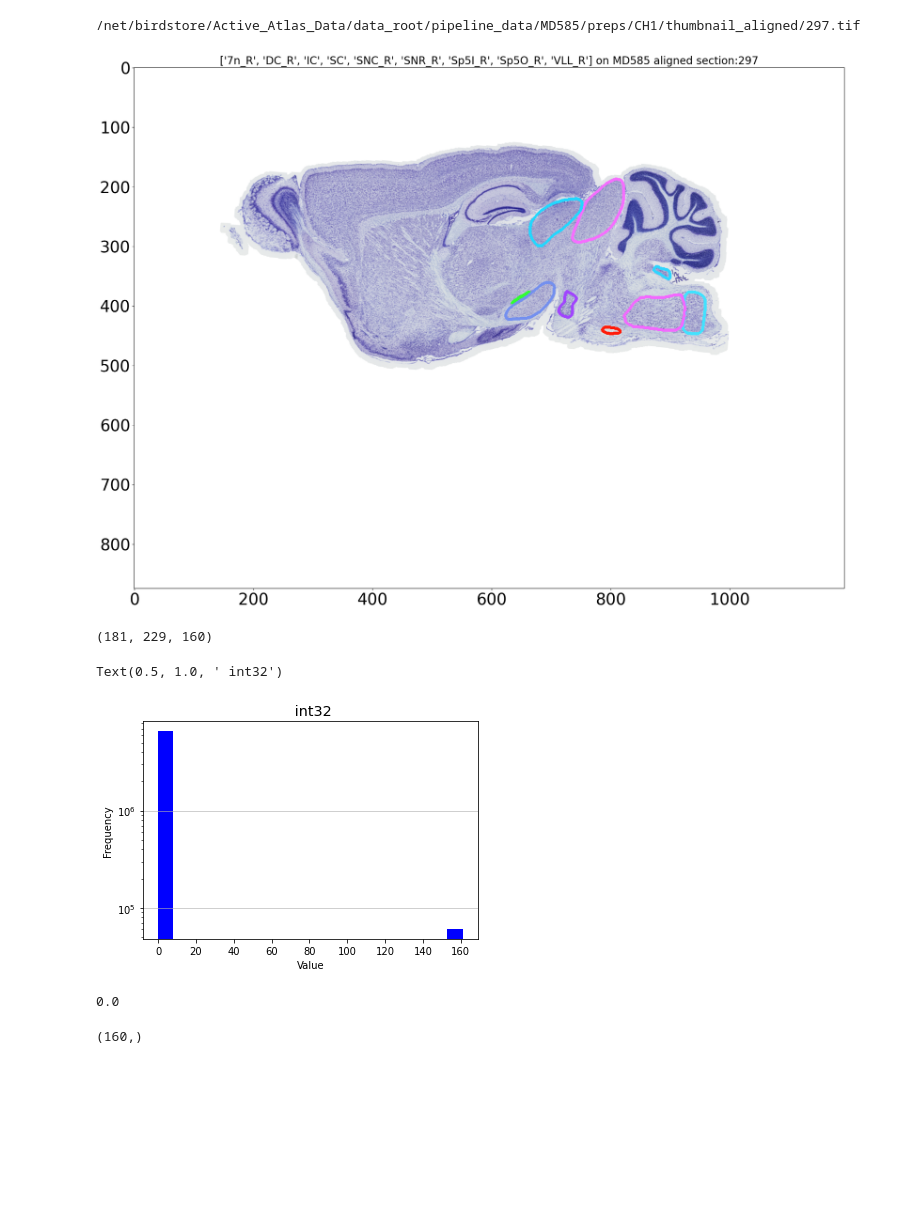
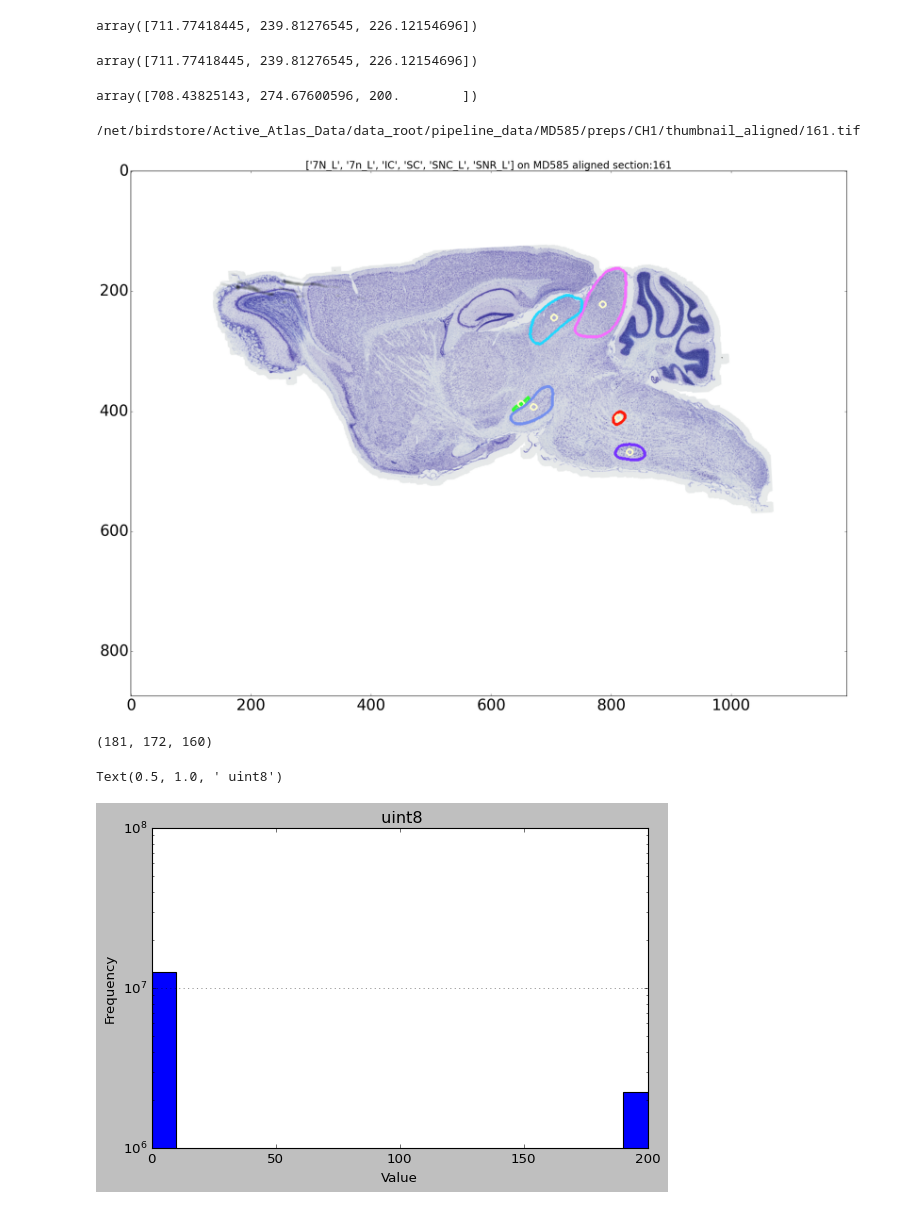
Before and after one commit to ActiveBrainAtlas2/preprocessing-pipeline, a Jupyter notebook: notebooks/draw_aligned_points_on_image.ipynb, the cells around one changed output. Drawn from its saved outputs; the diff is of its cells as text; code cells hidden in the pictures; blank space fills up the shorter version.

```diff
--- a/notebooks/draw_aligned_points_on_image.ipynb
+++ b/notebooks/draw_aligned_points_on_image.ipynb
@@ -94,7 +100,40 @@ array([705.485, 248.862])
+# %%
+mins = []
+maxs = []
+avgs = []
+
+for section, points in onestructure.items():
+    lpoints = len(points)
+    arr_tmp = np.array(points)
+    min_tmp = np.min(arr_tmp, axis=0)
+    max_tmp = np.max(arr_tmp, axis=0)
+    mins.append(min_tmp)
+    maxs.append(max_tmp)
+    ss = [int(section) for s in range(lpoints)]
+    avgarr = np.column_stack((arr_tmp, ss))
+    com = np.mean(avgarr, axis=0)
+    avgs.append(com)
+# %%
+avgarr = np.array(avgs)
+np.mean(avgarr, axis=0)
+# %% [output]
+array([711.77418445, 239.81276545, 226.12154696])
+# %%
+np.mean(avgarr, axis=0)
+# %% [output]
+array([711.77418445, 239.81276545, 226.12154696])
+# %%
+lpoints = 250
+structure = 200
+ss = [structure for s in range(lpoints)]
+newarr = np.column_stack((arr_tmp, ss))
+newarr[10]
+# %% [output]
+array([708.43825143, 274.67600596, 200.        ])
 # %%
 INPUT = f'/net/birdstore/Active_Atlas_Data/data_root/pipeline_data/{animal}/preps/CH1/thumbnail_aligned'
 # %%
-section = str(297)
+section = str(161)
 title = []
 filepath = os.path.join(INPUT, f'{section}.tif')
 print(filepath)
@@ -106,6 +145,9 @@ for structure, data in aligned_dict.items():
             arr = np.array(np.round(points)).astype(np.int32)
             color = sqlController.get_structure_color_rgb(structure)
             cv2.polylines(img, [arr], isClosed=True, color=color, thickness=3)
+            com = np.average(arr, axis=0)
+            #print(com, )
+            cv2.circle(img, (int(com[0]), int(com[1])), 5, (255,255,200), 2)
 
 
 fig=plt.figure(figsize=(26,18), dpi= 100, facecolor='w', edgecolor='k')
@@ -115,8 +157,8 @@ plt.tick_params(axis='x', labelsize=30)
 plt.tick_params(axis='y', labelsize=30)
 plt.show()
 # %% [output]
-/net/birdstore/Active_Atlas_Data/data_root/pipeline_data/MD585/preps/CH1/thumbnail_aligned/297.tif
+/net/birdstore/Active_Atlas_Data/data_root/pipeline_data/MD585/preps/CH1/thumbnail_aligned/161.tif
-[figure, old version]
+[figure, new version]
 # %%
 padding = 1.1
 PADDED_SIZE = (int(ylength*padding), int(xlength*padding))
@@ -133,24 +175,18 @@ volume = np.array(volume)
 #v = np.array(volume)
 volume.shape
 # %% [output]
-(181, 229, 160)
+(181, 172, 160)
 # %%
-flat = volume.flatten()
+flat = arr.flatten()
 fig = plt.figure()
 plt.rcParams['figure.figsize'] = [10, 6]
 plt.hist(flat, bins=20, color='b')
 plt.style.use('ggplot')
 plt.yscale('log')
 plt.grid(axis='y', alpha=0.75)
 plt.xlabel('Value')
 plt.ylabel('Frequency')
 plt.title(f' {arr.dtype}')
 # %% [output]
-Text(0.5, 1.0, ' int32')
+Text(0.5, 1.0, ' uint8')
-[figure, old version]
+[figure, new version]
-# %%
-xp = [1, 2, 3]
-fp = [3, 2, 0]
-np.interp(10, xp, fp)
-# %% [output]
-0.0
@@ -166,4 +192,0 @@ newarr[i,:,:] = marr0
-# %%
-marr2.shape
-# %% [output]
-(160,)
```
Also changed, not shown: parts of 8 cells of this notebook, 6 other files.
